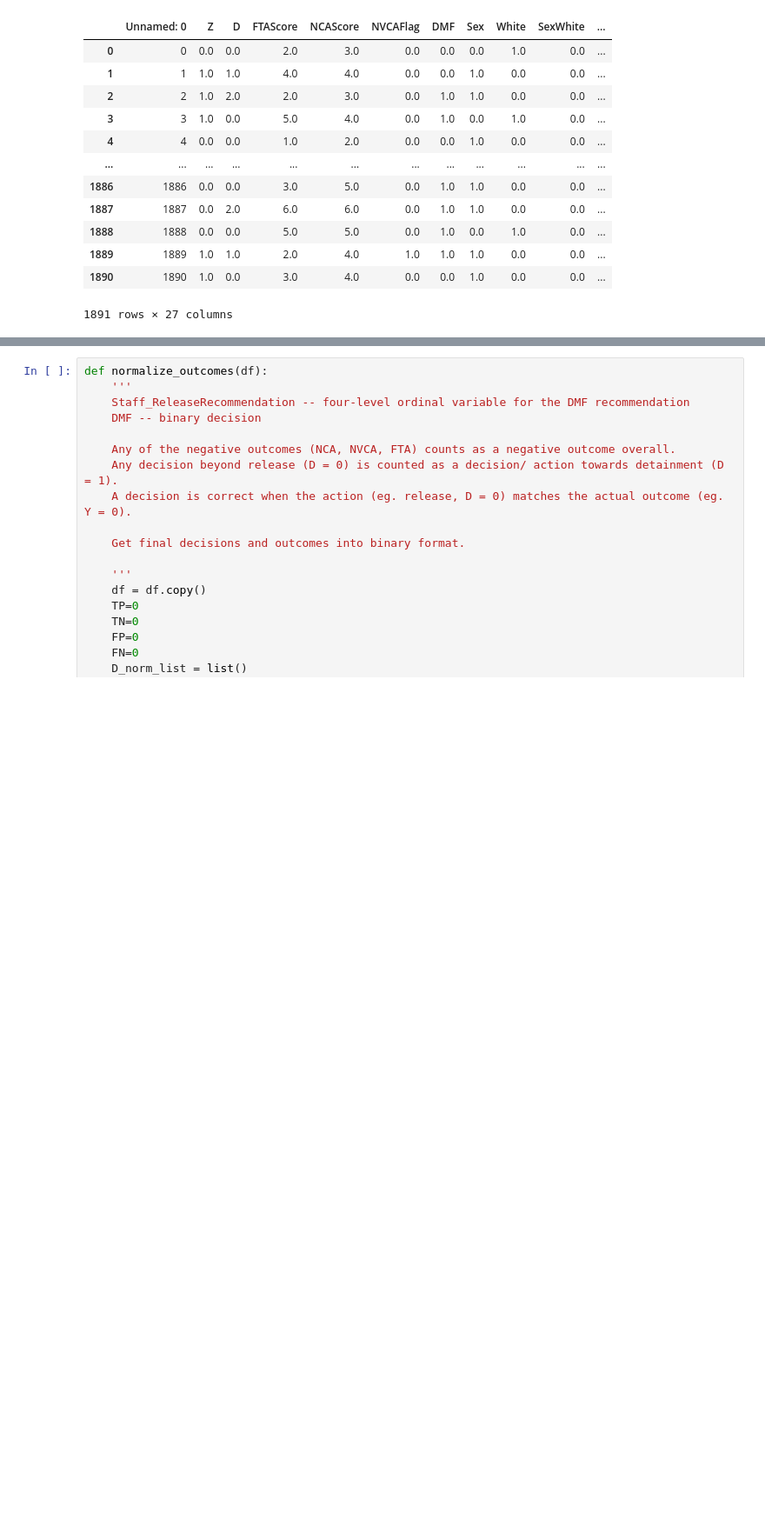
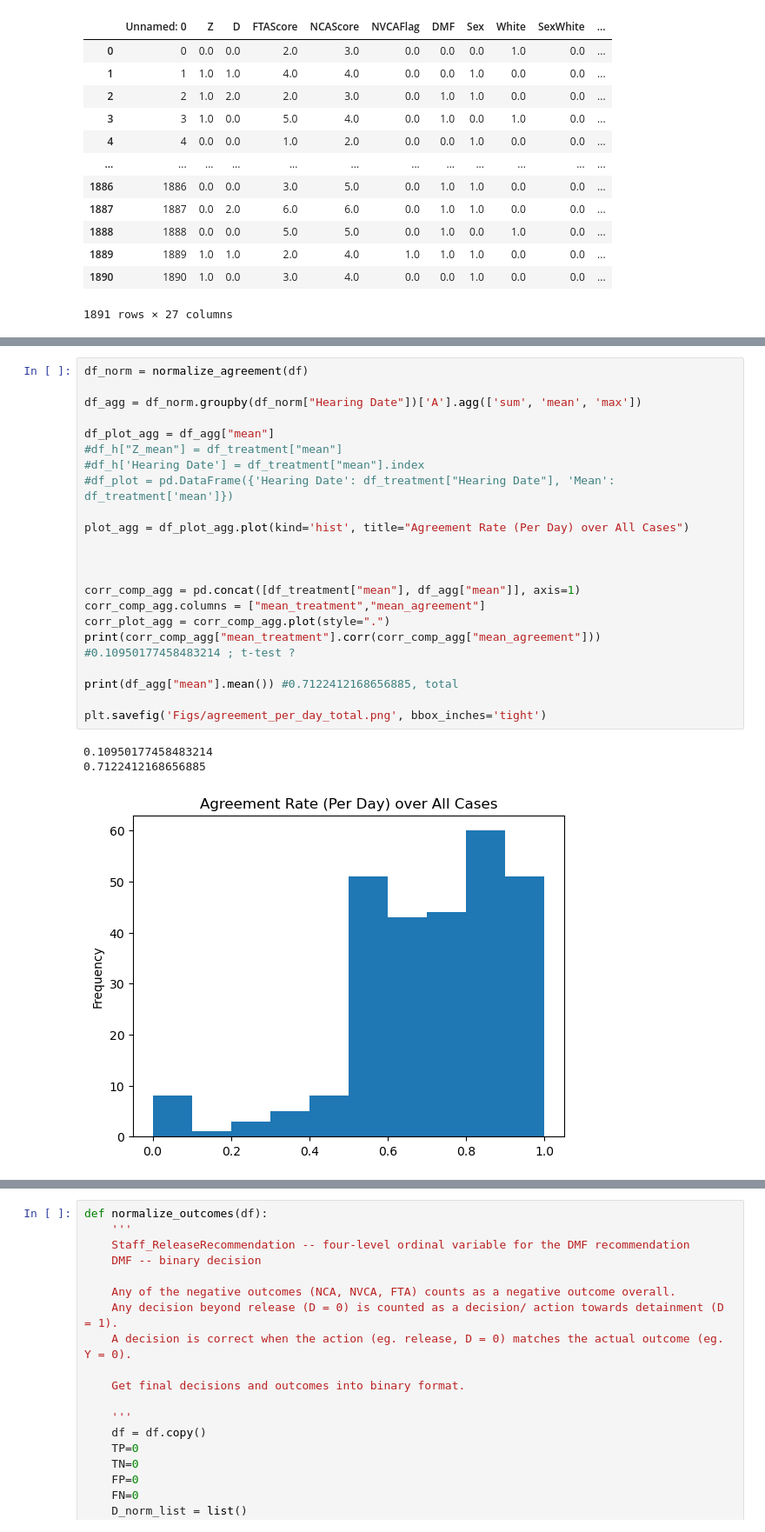
Before and after one commit to rajiinio/exp-design-human-decisions, a Jupyter notebook: ai_human_data_processing_final_actual.ipynb, the cells around one changed output, grey strips where cells are left out. Shown at 87% size. Drawn from its saved outputs; the diff is of its cells as text; blank space fills up the shorter version.

```diff
--- a/ai_human_data_processing_final_actual.ipynb
+++ b/ai_human_data_processing_final_actual.ipynb
@@ -104,0 +249,26 @@ res_df_exp_data
+# %%
+df_norm = normalize_agreement(df)
+
+df_agg = df_norm.groupby(df_norm["Hearing Date"])['A'].agg(['sum', 'mean', 'max'])
+
+df_plot_agg = df_agg["mean"]
+#df_h["Z_mean"] = df_treatment["mean"]
+#df_h['Hearing Date'] = df_treatment["mean"].index
+#df_plot = pd.DataFrame({'Hearing Date': df_treatment["Hearing Date"], 'Mean':  df_treatment['mean']})
+
+plot_agg = df_plot_agg.plot(kind='hist', title="Agreement Rate (Per Day) over All Cases")
+
+
+
+corr_comp_agg = pd.concat([df_treatment["mean"], df_agg["mean"]], axis=1)
+corr_comp_agg.columns = ["mean_treatment","mean_agreement"]
+corr_plot_agg = corr_comp_agg.plot(style=".")
+print(corr_comp_agg["mean_treatment"].corr(corr_comp_agg["mean_agreement"])) #0.10950177458483214 ; t-test ?
+
+print(df_agg["mean"].mean()) #0.7122412168656885, total
+
+plt.savefig('Figs/agreement_per_day_total.png', bbox_inches='tight')
+# %% [output]
+0.10950177458483214
+0.7122412168656885
+[figure, added]
```
Also changed, not shown: parts of 16 cells of this notebook, 1 other file.
